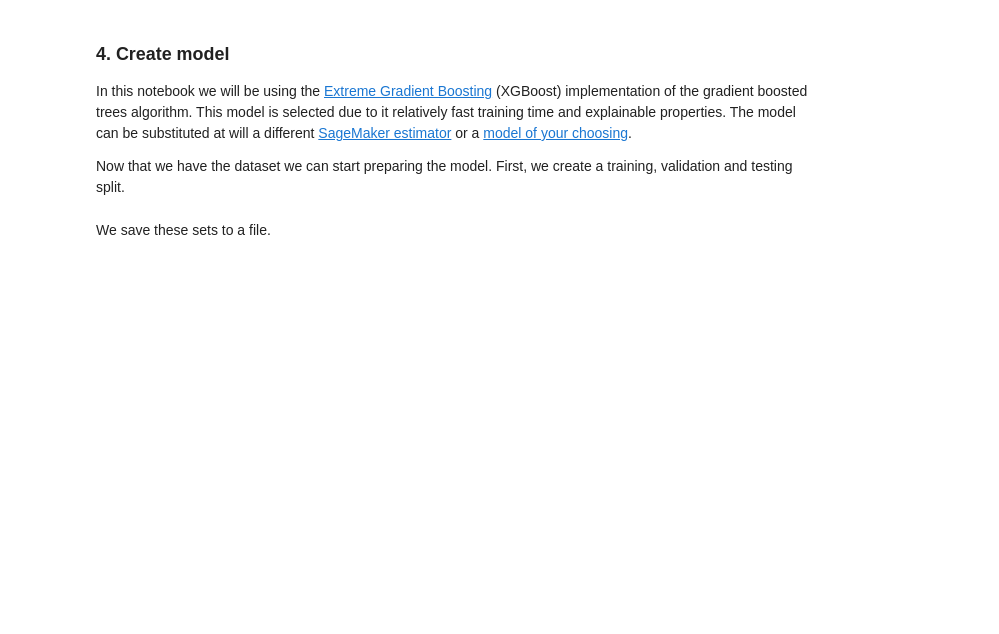
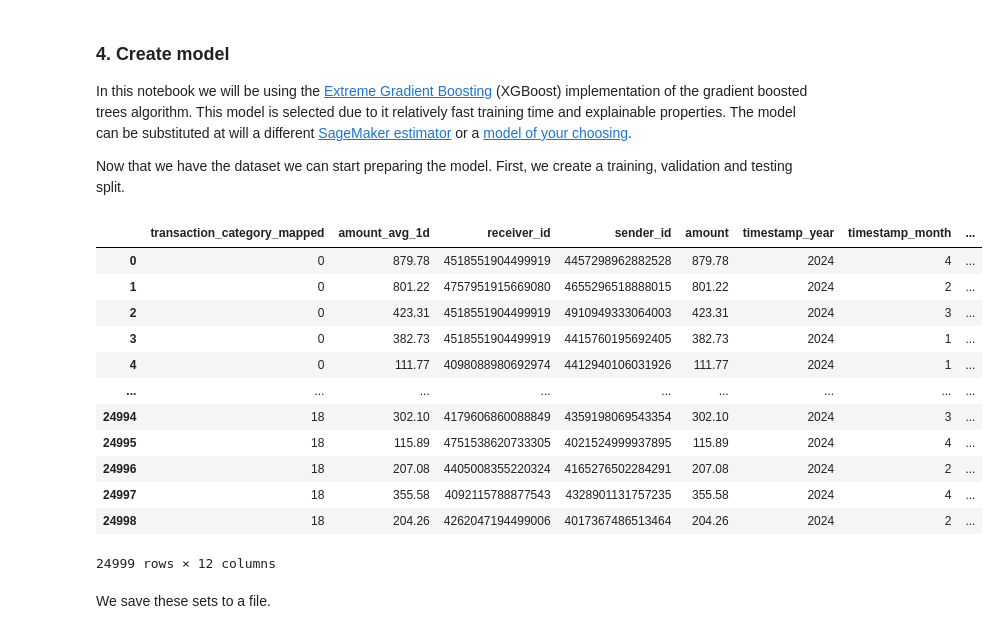
Before and after one commit to mlrun/demo-sagemaker, a Jupyter notebook: financial_payment_classification_v3.ipynb, the cells around one changed output. Saved outputs shown, nothing was run; the diff lists cells and outputs as text; code cells hidden in the pictures; blank space fills up the shorter version.

```diff
--- a/financial_payment_classification_v3.ipynb
+++ b/financial_payment_classification_v3.ipynb
@@ -348,6 +420,34 @@ In this notebook we will be using the [Extreme Gradient Boosting](https://docs.a
 
 
 Now that we have the dataset we can start preparing the model. First, we create a training, validation and testing split.
+# %%
+import mlrun.feature_store as fs
+resp = transactions_fv.get_offline_features()
+#Preview the dataset
+fv_data = resp.to_dataframe()
+
+column_to_move = 'transaction_category_mapped'
+
+new_columns_order = [column_to_move] + [col for col in fv_data.columns if col != column_to_move]
+fv_data = fv_data[new_columns_order]
+
+
+data = fv_data
+data
+# %% [output]
+|  | transaction_category_mapped | amount_avg_1d | receiver_id | sender_id | amount | timestamp_year | timestamp_month | ... |
+| 0 | 0 | 879.78 | 4518551904499919 | 4457298962882528 | 879.78 | 2024 | 4 | ... |
+| 1 | 0 | 801.22 | 4757951915669080 | 4655296518888015 | 801.22 | 2024 | 2 | ... |
+| 2 | 0 | 423.31 | 4518551904499919 | 4910949333064003 | 423.31 | 2024 | 3 | ... |
+| 3 | 0 | 382.73 | 4518551904499919 | 4415760195692405 | 382.73 | 2024 | 1 | ... |
+| 4 | 0 | 111.77 | 4098088980692974 | 4412940106031926 | 111.77 | 2024 | 1 | ... |
+| ... | ... | ... | ... | ... | ... | ... | ... | ... |
+| 24994 | 18 | 302.10 | 4179606860088849 | 4359198069543354 | 302.10 | 2024 | 3 | ... |
+| 24995 | 18 | 115.89 | 4751538620733305 | 4021524999937895 | 115.89 | 2024 | 4 | ... |
+| 24996 | 18 | 207.08 | 4405008355220324 | 4165276502284291 | 207.08 | 2024 | 2 | ... |
+| 24997 | 18 | 355.58 | 4092115788877543 | 4328901131757235 | 355.58 | 2024 | 4 | ... |
+| 24998 | 18 | 204.26 | 4262047194499006 | 4017367486513464 | 204.26 | 2024 | 2 | ... |
+24999 rows × 12 columns
 # %%
 # Randomly sort the data then split out first 70%, second 20%, and last 10%
 train_data, validation_data, test_data = np.split(
```
Also changed, not shown: parts of 20 cells of this notebook.
